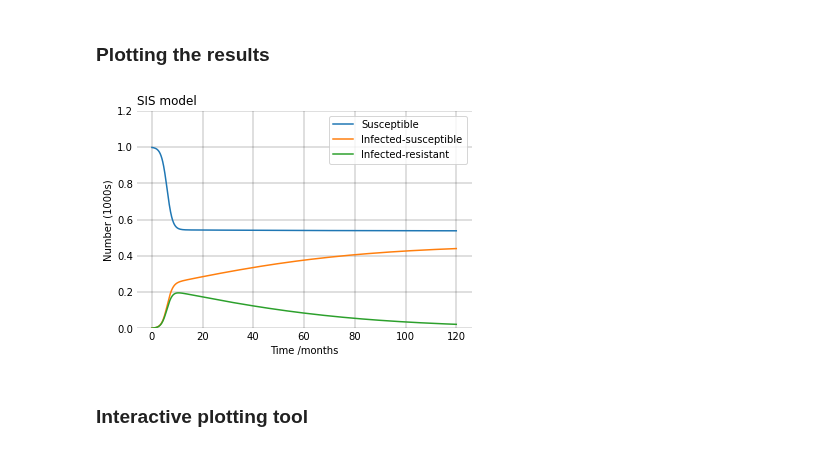
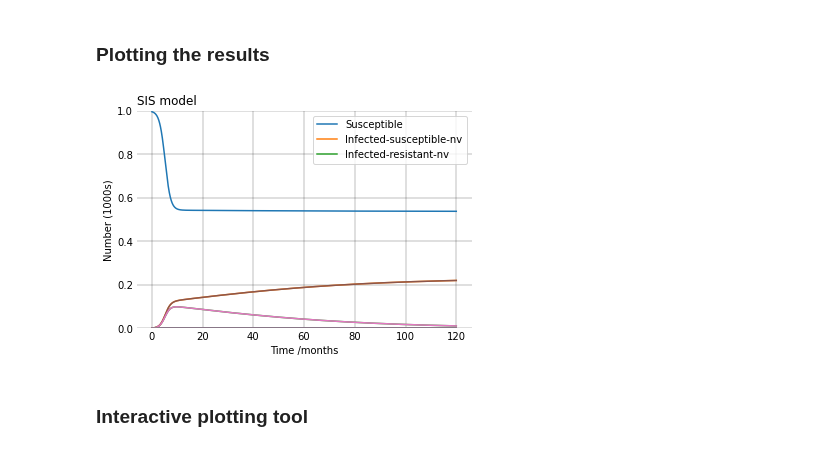
Before and after one commit to mjemons/IDD_TB, a Jupyter notebook: scripts/simulation-SISV.ipynb, the cells around one changed output. Saved outputs shown, nothing was run; the diff lists cells and outputs as text; code cells hidden in the pictures.

```diff
--- a/scripts/simulation-SISV.ipynb
+++ b/scripts/simulation-SISV.ipynb
@@ -78,10 +78,10 @@ def SISV (t, y, N, beta, gamma, cg, cb, tau, nu):
         dIsnvSdt = beta * S * IsnvS - (gamma + tau) * IsnvS
         dIrnvSdt = beta/cb * S * IrnvS - cg * gamma * IrnvS
         dIsnvVdt = beta * V * IsnvV
-        dIrnvVdt =
-        dIsvdt =
-        dIrvdt =
-        dVdt =
+        dIrnvVdt = beta/cb * S * IrnvV - cg * gamma * IrnvV
+        dIsvdt = beta * S * Isv - (gamma + tau) * Isv
+        dIrvdt = beta/cb * S * Irv - cg * gamma * Irv
+        dVdt = nu * S + (gamma + tau) * IsnvV - beta * V * IsnvV + cg * gamma * IrnvV - beta/cb * V * IrnvV
     else:
         dSdt = (gamma + tau) * (IsnvS + Isv) - beta * S * (IsnvS + Isv) + cg * gamma * (IrnvS + Irv) - beta/cb * S * (IrnvS + Irv) - nu * S
         dIsnvSdt = beta * S * IsnvS - (gamma + tau) * IsnvS
@@ -89,7 +89,7 @@ def SISV (t, y, N, beta, gamma, cg, cb, tau, nu):
         dIsnvVdt = beta * V * IsnvV - (gamma + tau) * IsnvV
         dIrnvVdt = beta/cb * S * IrnvV - cg * gamma * IrnvV
         dIsvdt = beta * S * Isv - (gamma + tau) * Isv
-        dIrvdt = beta/cb * s * Irv - cg * gamma * Irv
+        dIrvdt = beta/cb * S * Irv - cg * gamma * Irv
         dVdt = nu * S + (gamma + tau) * IsnvV - beta * V * IsnvV + cg * gamma * IrnvV - beta/cb * V * IrnvV
 
     return dSdt, dIsnvSdt, dIrnvSdt, dIsnvVdt,dIrnvVdt, dIsvdt, dIrvdt, dVdt
@@ -97,28 +97,28 @@ def SISV (t, y, N, beta, gamma, cg, cb, tau, nu):
 ### Solving the ODE system
 # %%
 #numerically integrate the ODEs
-y0 = S0, Is0, Ir0
-sol = solve_ivp(SIS, [0,t], y0, rtol=1e-6, method = 'RK23', dense_output = True, args=(N, beta, gamma, cg, cb, tau), max_step = 10000)
+y0 = S0, IsnvS0, IrnvS0, IsnvV0, IrnvV0, Isv0, Irv0, V0
+sol = solve_ivp(SISV, [0,t], y0, rtol=1e-6, method = 'RK23', dense_output = True, args=(N, beta, gamma, cg, cb, tau, nu), max_step = 10000)
 # %% [markdown]
 ### Plotting the results
 # %%
 #plot
 fig = plt.figure()
 ax = fig.add_subplot(111,  axisbelow=True)
 curves = ax.plot(sol.t, sol.y.T/1000)
-ax.legend(curves, ['Susceptible', 'Infected-susceptible', 'Infected-resistant'])
+ax.legend(curves, ['Susceptible', 'Infected-susceptible-nv', 'Infected-resistant-nv', ])
 ax.set_xlabel('Time /months')
 ax.set_ylabel('Number (1000s)')
-ax.set_ylim(0,1.2)
+ax.set_ylim(0,1.0)
 ax.yaxis.set_tick_params(length=0)
 ax.xaxis.set_tick_params(length=0)
 ax.grid(b=True, which='major', c='k', lw=0.25, ls='-')
 for spine in ('top', 'right', 'bottom', 'left'):
     ax.spines[spine].set_visible(False)
 plt.title('SIS model', loc='left')
 plt.show()
 # %% [output]
-[figure, old version]
+[figure, new version]
 # %% [markdown]
 ### Interactive plotting tool
 # %%
```
Also changed, not shown: 1 other file.
